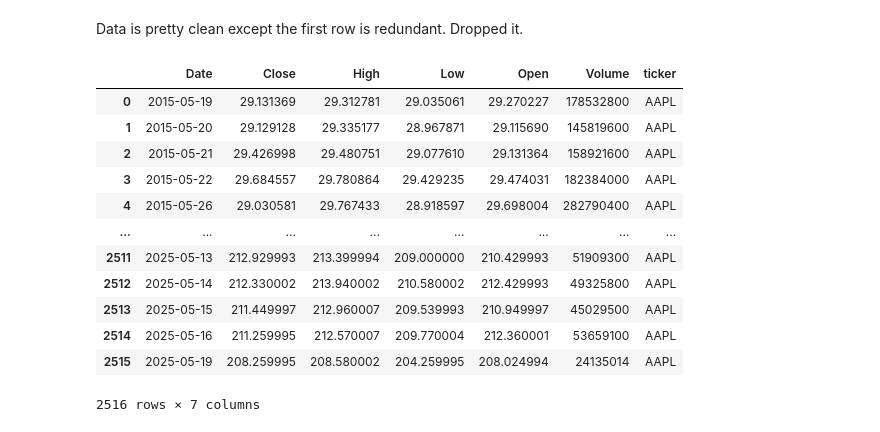
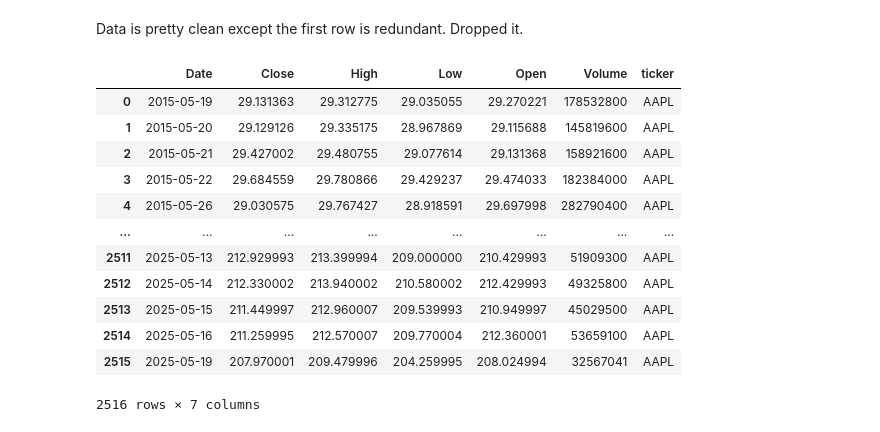
Before and after one commit to ZephyrousChimes/black-littermann, a Jupyter notebook: notebooks/data_exploration.ipynb, the cells around one changed output. Drawn from its saved outputs; the diff is of its cells as text; code cells hidden in the pictures.

```diff
--- a/notebooks/data_exploration.ipynb
+++ b/notebooks/data_exploration.ipynb
@@ -16,19 +20,19 @@ dtype: bool
 # %% [markdown]
 Data is pretty clean except the first row is redundant. Dropped it.
 # %%
-df_processed = pd.read_csv("../data/processed/AAPL_1d_10y.csv")
+df_processed = pd.read_csv("../data/processed/AAPL.csv")
 df_processed
 # %% [output]
 |  | Date | Close | High | Low | Open | Volume | ticker |
-| 0 | 2015-05-19 | 29.131369 | 29.312781 | 29.035061 | 29.270227 | 178532800 | AAPL |
-| 1 | 2015-05-20 | 29.129128 | 29.335177 | 28.967871 | 29.115690 | 145819600 | AAPL |
-| 2 | 2015-05-21 | 29.426998 | 29.480751 | 29.077610 | 29.131364 | 158921600 | AAPL |
-| 3 | 2015-05-22 | 29.684557 | 29.780864 | 29.429235 | 29.474031 | 182384000 | AAPL |
-| 4 | 2015-05-26 | 29.030581 | 29.767433 | 28.918597 | 29.698004 | 282790400 | AAPL |
+| 0 | 2015-05-19 | 29.131363 | 29.312775 | 29.035055 | 29.270221 | 178532800 | AAPL |
+| 1 | 2015-05-20 | 29.129126 | 29.335175 | 28.967869 | 29.115688 | 145819600 | AAPL |
+| 2 | 2015-05-21 | 29.427002 | 29.480755 | 29.077614 | 29.131368 | 158921600 | AAPL |
+| 3 | 2015-05-22 | 29.684559 | 29.780866 | 29.429237 | 29.474033 | 182384000 | AAPL |
+| 4 | 2015-05-26 | 29.030575 | 29.767427 | 28.918591 | 29.697998 | 282790400 | AAPL |
 | ... | ... | ... | ... | ... | ... | ... | ... |
 | 2511 | 2025-05-13 | 212.929993 | 213.399994 | 209.000000 | 210.429993 | 51909300 | AAPL |
 | 2512 | 2025-05-14 | 212.330002 | 213.940002 | 210.580002 | 212.429993 | 49325800 | AAPL |
 | 2513 | 2025-05-15 | 211.449997 | 212.960007 | 209.539993 | 210.949997 | 45029500 | AAPL |
 | 2514 | 2025-05-16 | 211.259995 | 212.570007 | 209.770004 | 212.360001 | 53659100 | AAPL |
-| 2515 | 2025-05-19 | 208.259995 | 208.580002 | 204.259995 | 208.024994 | 24135014 | AAPL |
+| 2515 | 2025-05-19 | 207.970001 | 209.479996 | 204.259995 | 208.024994 | 32567041 | AAPL |
 2516 rows × 7 columns
```
Also changed, not shown: parts of 4 cells of this notebook, 11 other files.
